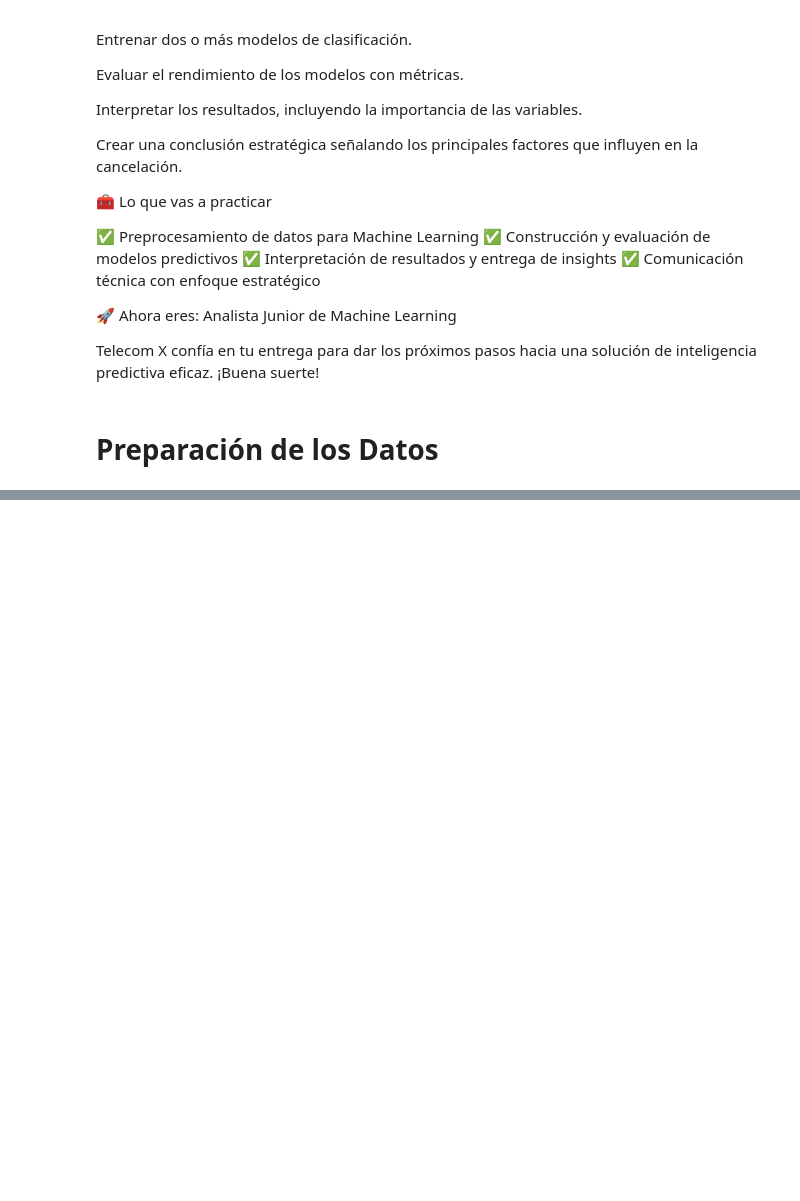
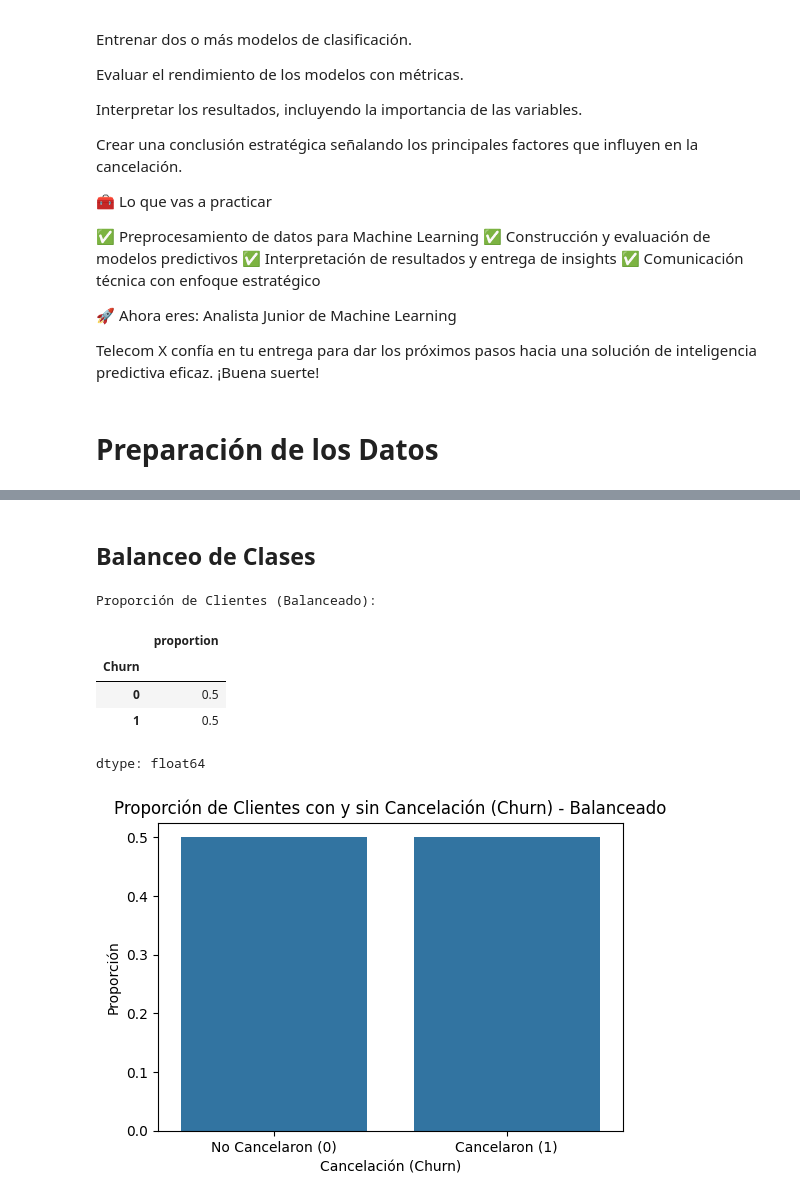
Before and after one commit to HJuliamPR/OracleChallengeTelecomX_ML, a Jupyter notebook: ML_TelecomX.ipynb, the cells around one changed output, grey strips where cells are left out. Cells and saved outputs as stored; diff of their text form; code cells hidden in the pictures; blank space fills up the shorter version.

```diff
--- a/ML_TelecomX.ipynb
+++ b/ML_TelecomX.ipynb
@@ -43,0 +148,24 @@ Telecom X confía en tu entrega para dar los próximos pasos hacia una solución
+# %%
+from imblearn.over_sampling import SMOTE
+from collections import Counter
+
+# Separar las características (X) y la variable objetivo (y)
+X = df_codificado.drop('Churn', axis=1)
+y = df_codificado['Churn']
+
+# Mostrar la distribución original de las clases
+print(f"Distribución original de las clases: {Counter(y)}")
+
+# Inicializar SMOTE
+smote = SMOTE(random_state=42)
+
+# Aplicar SMOTE para sobremuestrear la clase minoritaria
+X_balanceado, y_balanceado = smote.fit_resample(X, y)
+
+# Mostrar la distribución balanceada de las clases
+print(f"Distribución balanceada de las clases: {Counter(y_balanceado)}")
+
+# Crear un DataFrame con los datos balanceados
+df_balanceado = pd.concat([X_balanceado, y_balanceado], axis=1)
+
+display(df_balanceado.head())
@@ -43,0 +182,29 @@ Telecom X confía en tu entrega para dar los próximos pasos hacia una solución
+# %% [markdown]
+## Balanceo de Clases
+# %%
+import matplotlib.pyplot as plt
+import seaborn as sns
+
+# Calcular la proporción de clientes en el DataFrame balanceado
+proporcion_balanceada = df_balanceado['Churn'].value_counts(normalize=True)
+
+# Mostrar la proporción balanceada
+print("Proporción de Clientes (Balanceado):")
+display(proporcion_balanceada)
+
+# Crear una gráfica de barras para visualizar la proporción balanceada
+plt.figure(figsize=(6, 4))
+sns.barplot(x=proporcion_balanceada.index, y=proporcion_balanceada.values)
+plt.title('Proporción de Clientes con y sin Cancelación (Churn) - Balanceado')
+plt.xlabel('Cancelación (Churn)')
+plt.ylabel('Proporción')
+plt.xticks(ticks=[0, 1], labels=['No Cancelaron (0)', 'Cancelaron (1)'])
+plt.show()
+# %% [output]
+Proporción de Clientes (Balanceado):
+|  | proportion |
+| Churn |  |
+| 0 | 0.5 |
+| 1 | 0.5 |
+dtype: float64
+[figure, added]
```
Also changed, not shown: parts of 36 cells of this notebook.
